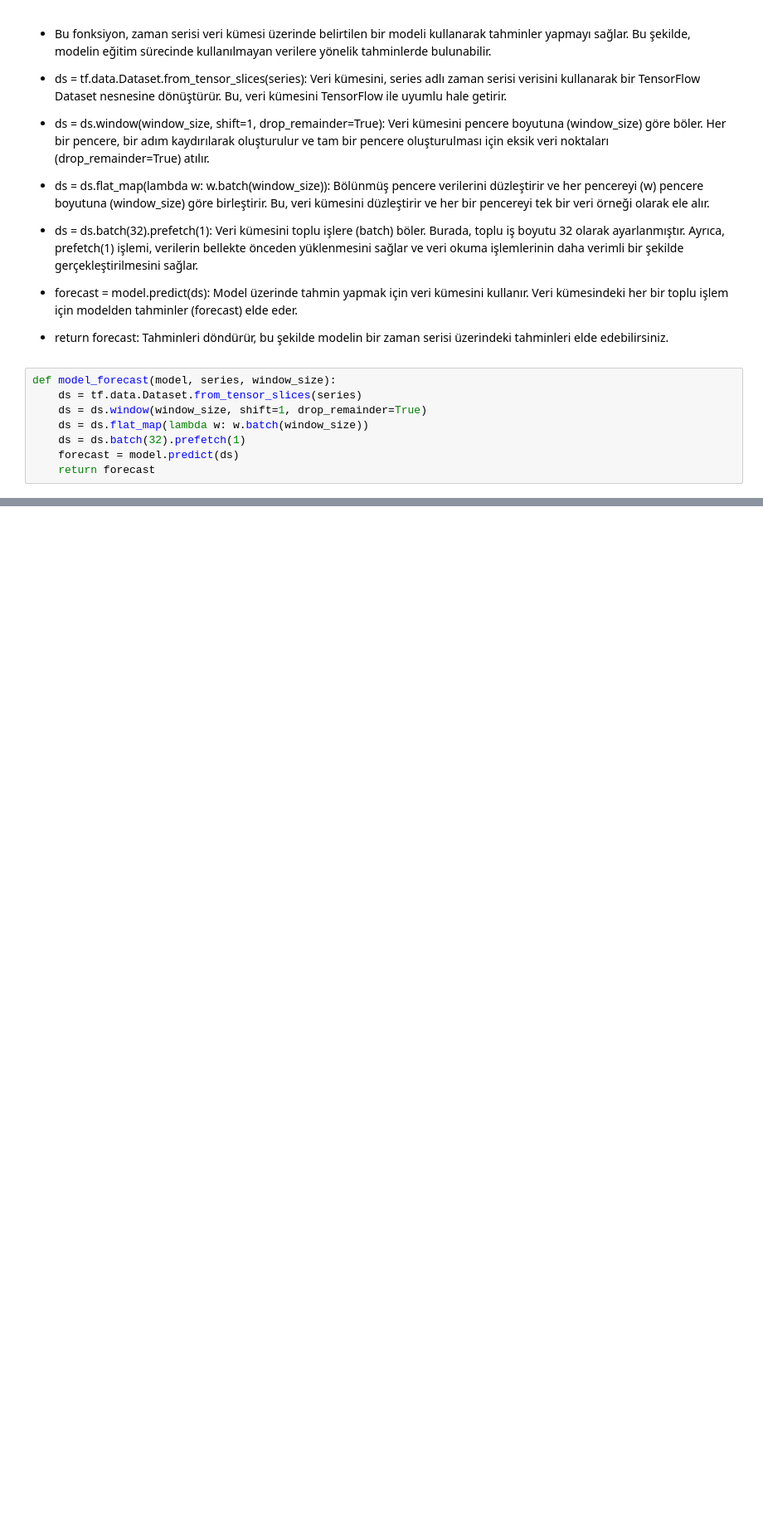
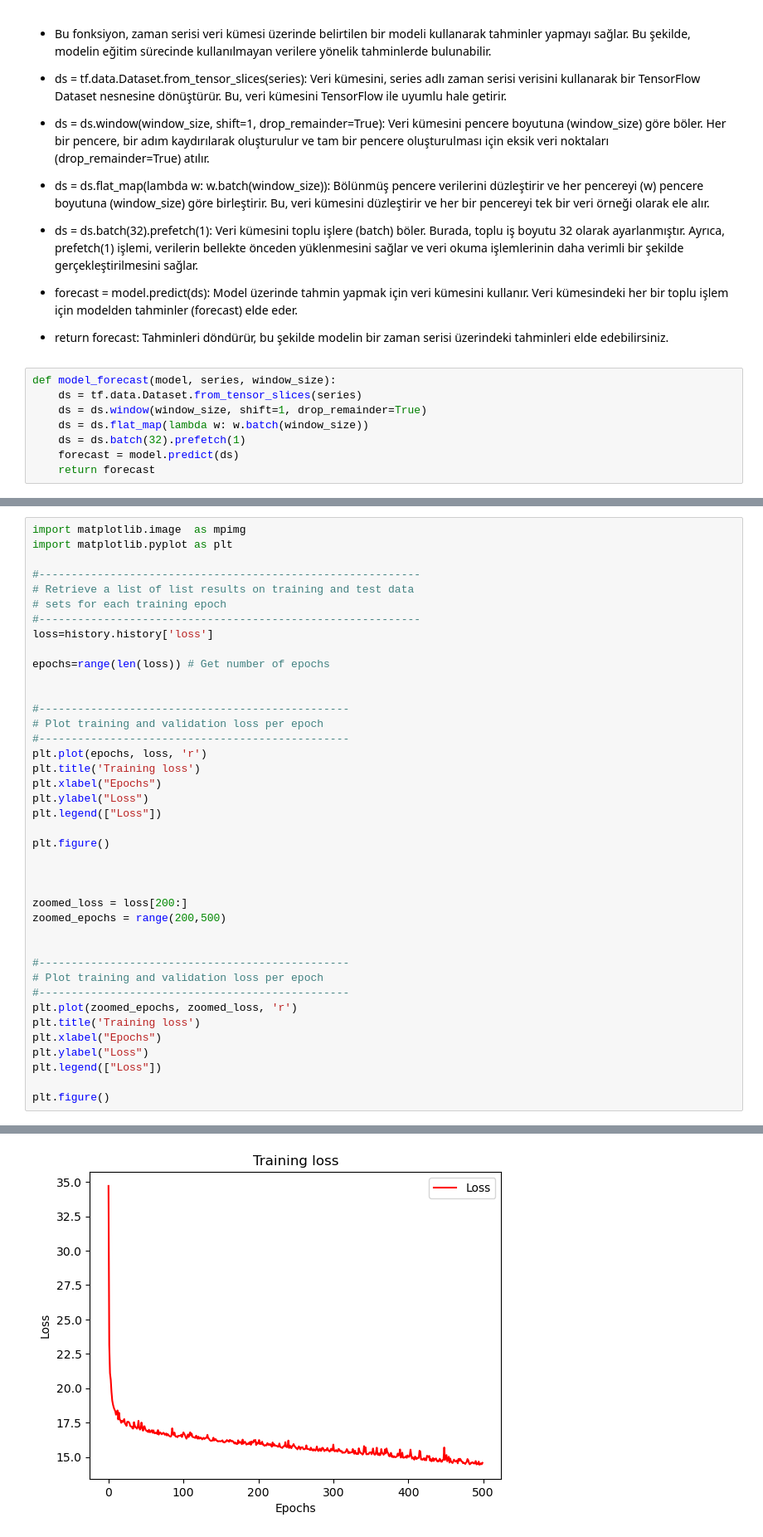
Before and after one commit to whitemithrandir/Machine_Learning_Project, a Jupyter notebook: Time Series/LSTMs and DNN for Time Series.ipynb, the cells around one changed output, grey strips where cells are left out. Shown: that part at 83% size. Drawn from its saved outputs; the diff is of its cells as text; blank space fills up the shorter version.

```diff
--- a/Time Series/LSTMs and DNN for Time Series.ipynb
+++ b/Time Series/LSTMs and DNN for Time Series.ipynb
@@ -146,0 +269,41 @@ history = model.fit(train_set, epochs=100, callbacks=[lr_schedule])
+# %%
+import matplotlib.image  as mpimg
+import matplotlib.pyplot as plt
+
+#-----------------------------------------------------------
+# Retrieve a list of list results on training and test data
+# sets for each training epoch
+#-----------------------------------------------------------
+loss=history.history['loss']
+
+epochs=range(len(loss)) # Get number of epochs
+
+
+#------------------------------------------------
+# Plot training and validation loss per epoch
+#------------------------------------------------
+plt.plot(epochs, loss, 'r')
+plt.title('Training loss')
+plt.xlabel("Epochs")
+plt.ylabel("Loss")
+plt.legend(["Loss"])
+
+plt.figure()
+
+
+
+zoomed_loss = loss[200:]
+zoomed_epochs = range(200,500)
+
+
+#------------------------------------------------
+# Plot training and validation loss per epoch
+#------------------------------------------------
+plt.plot(zoomed_epochs, zoomed_loss, 'r')
+plt.title('Training loss')
+plt.xlabel("Epochs")
+plt.ylabel("Loss")
+plt.legend(["Loss"])
+
+plt.figure()
+# %% [output]
@@ -146,0 +311 @@ history = model.fit(train_set, epochs=100, callbacks=[lr_schedule])
+[figure, added]
```
Also changed, not shown: parts of 12 cells of this notebook.
